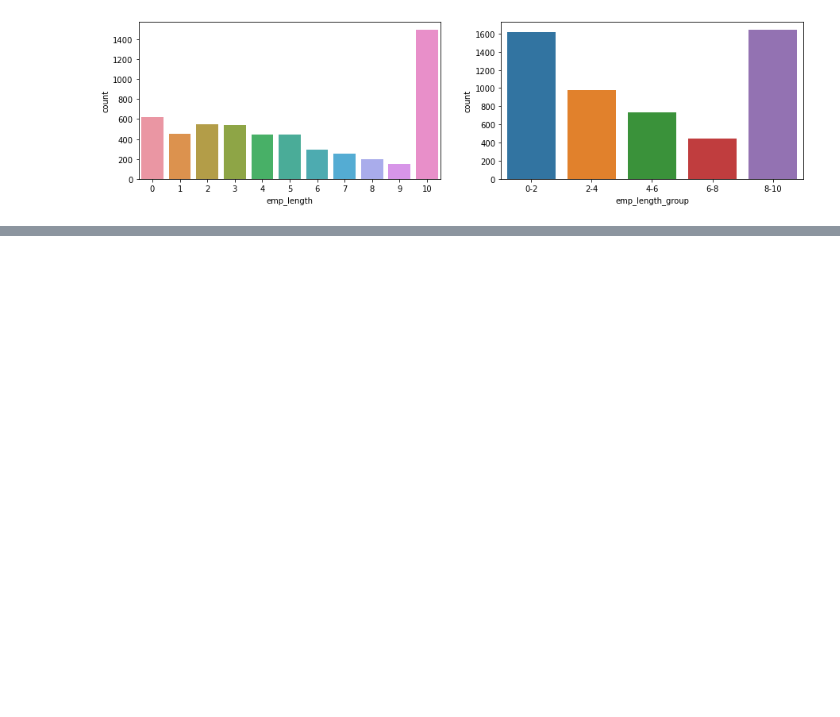
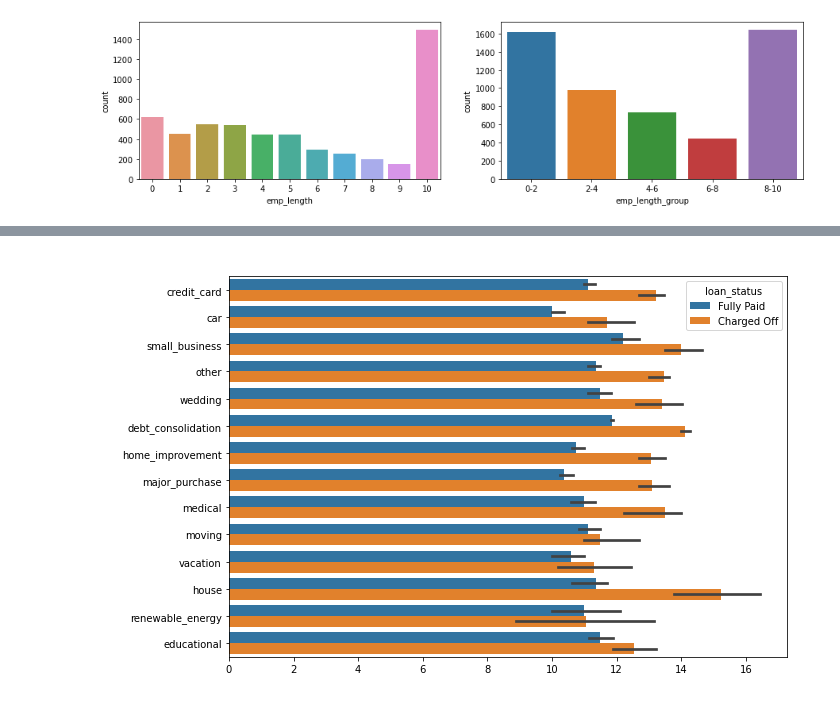
Before and after one commit to sateeshkumarj/Leanding_Club, a Jupyter notebook: leanding_club.ipynb, the cells around one changed output, grey strips where cells are left out. Drawn from its saved outputs; the diff is of its cells as text; code cells hidden in the pictures; blank space fills up the shorter version.

```diff
--- a/leanding_club.ipynb
+++ b/leanding_club.ipynb
@@ -324,0 +338,11 @@ sns.catplot(x = 'term', y = 'loan_amnt', data = loan,hue = 'loan_status', kind =
+# %%
+plt.figure(figsize=(10,7))
+
+plot = sns.barplot(y='purpose', x = 'int_rate', hue = 'loan_status', data= loan, estimator= np.median)
+plot.set_title('Interest Rate Vs Loan Amount',fontsize=15,color='w')
+plot.set_ylabel('Interest Rate',fontsize=15,color='w')
+plot.set_xlabel('Loan Amount',fontsize=15,color='w')
+
+plt.show()
+# %% [output]
+[figure, added]
```
Also changed, not shown: parts of 16 cells of this notebook.
